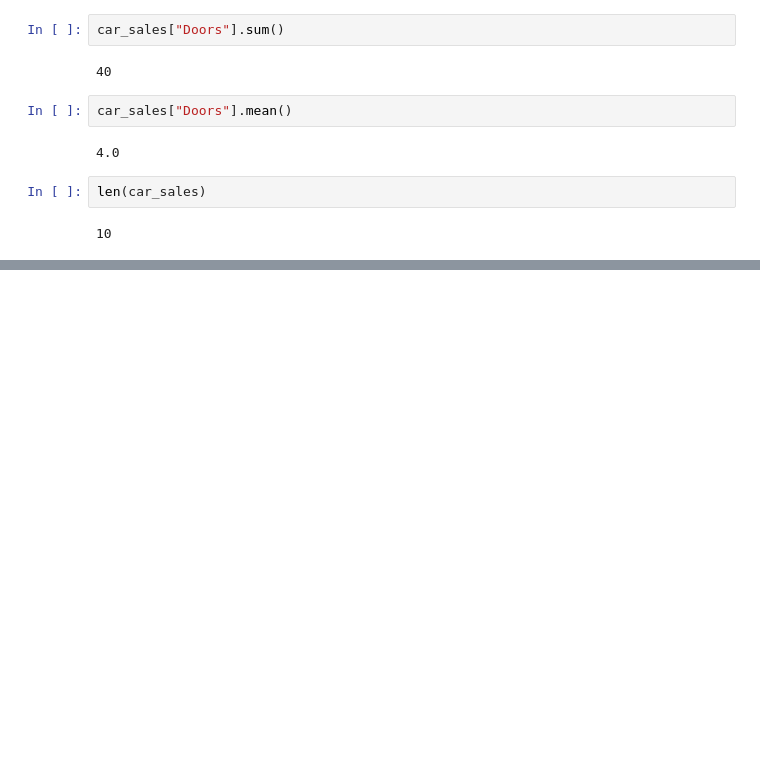
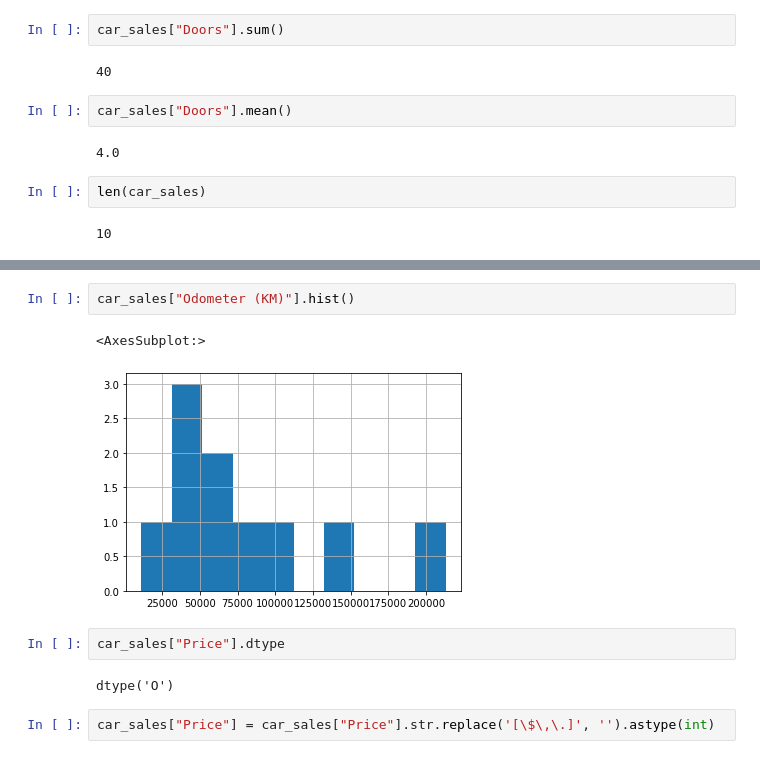
Before and after one commit to youhavechad/machine-learning, a Jupyter notebook: pandas/introduction-to-pandas.ipynb, the cells around one changed output, grey strips where cells are left out. Cells and saved outputs as stored; diff of their text form; blank space fills up the shorter version.

```diff
--- a/pandas/introduction-to-pandas.ipynb
+++ b/pandas/introduction-to-pandas.ipynb
@@ -187,0 +383,11 @@ len(car_sales)
+# %%
+car_sales["Odometer (KM)"].hist()
+# %% [output]
+<AxesSubplot:>
+[figure, added]
+# %%
+car_sales["Price"].dtype
+# %% [output]
+dtype('O')
+# %%
+car_sales["Price"] = car_sales["Price"].str.replace('[\$\,\.]', '').astype(int)
```
Also changed, not shown: parts of 27 cells of this notebook.
